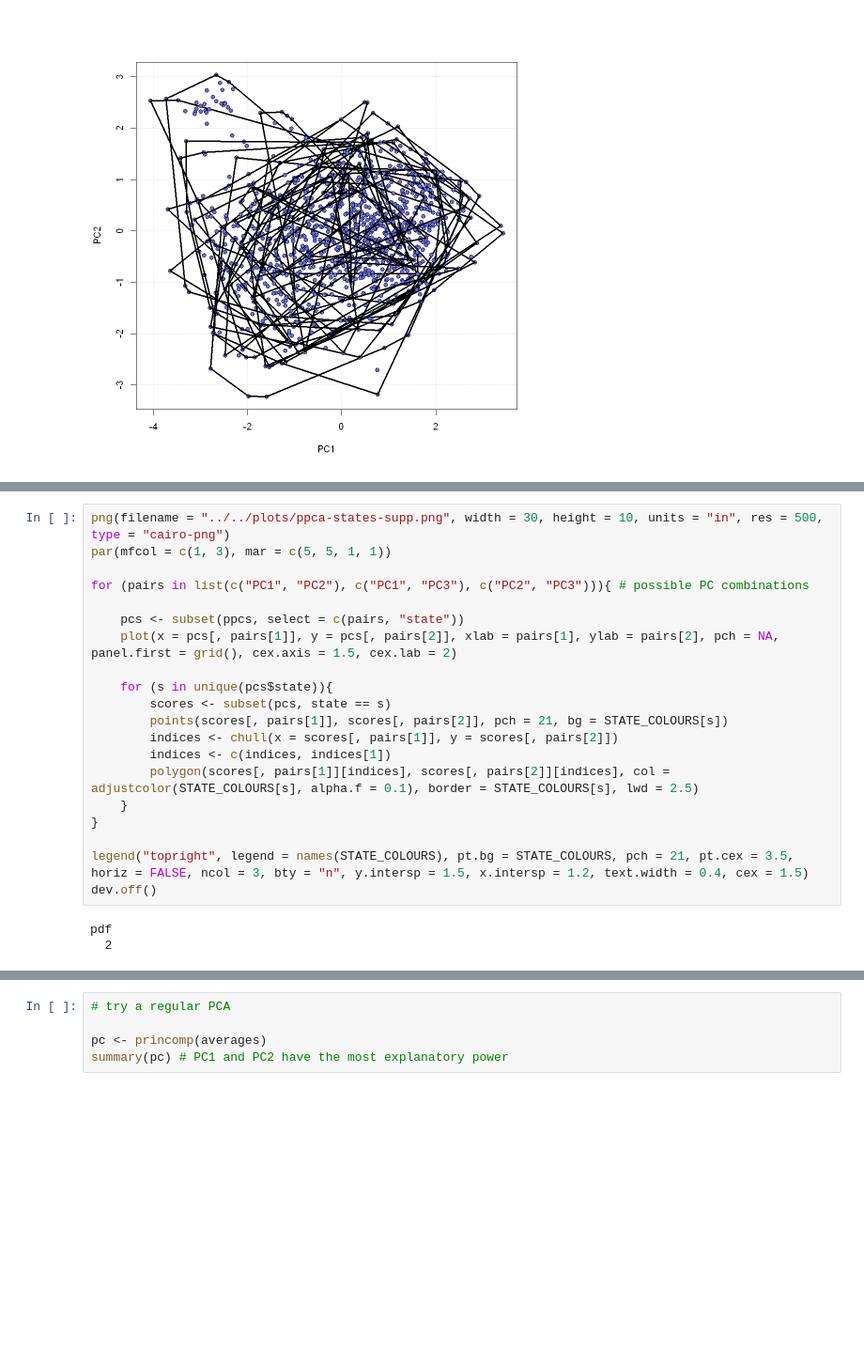
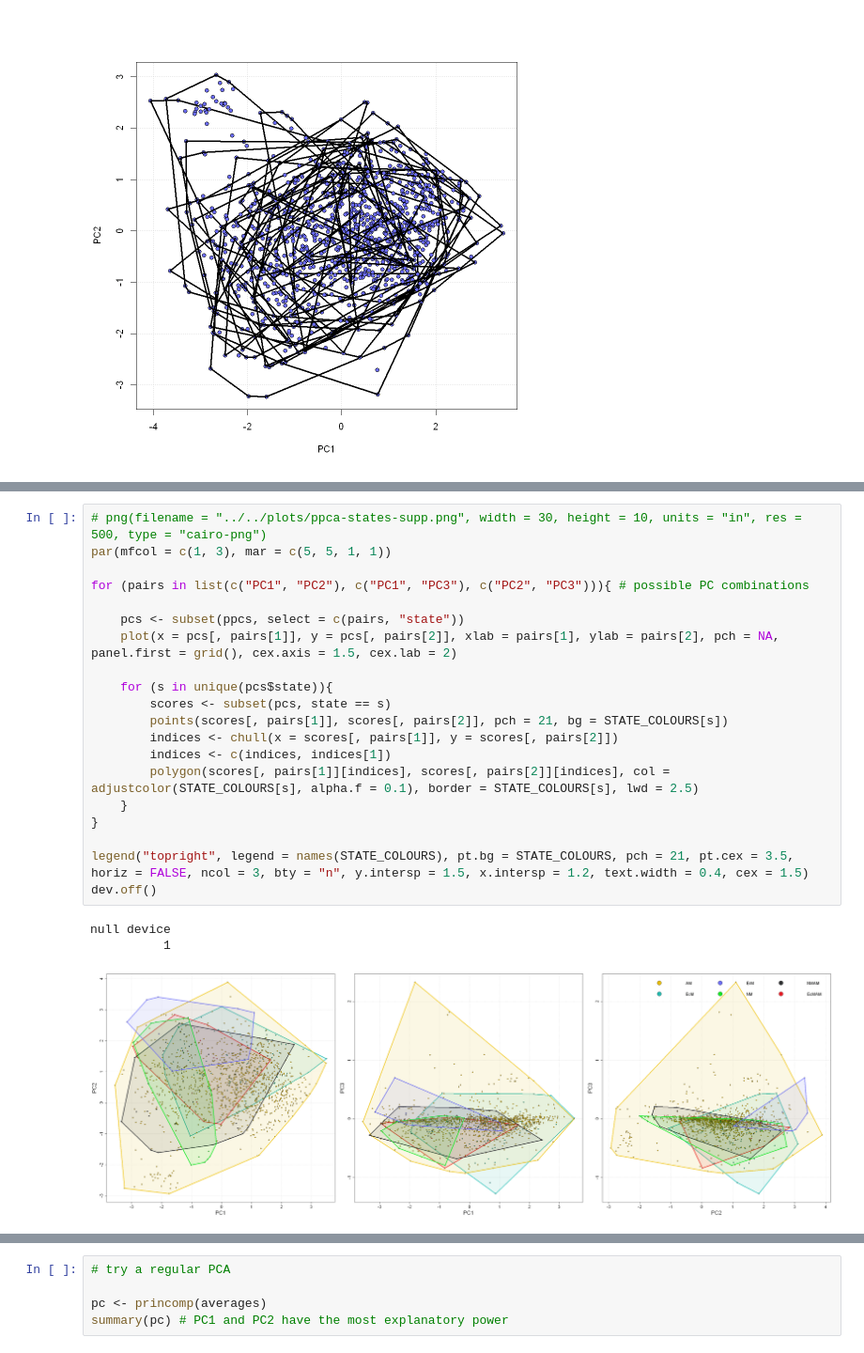
Before and after one commit to anoban/phd, a Jupyter notebook: R/notebooks/phypca.ipynb, the cells around one changed output, grey strips where cells are left out. Shown at 94% size. Drawn from its saved outputs; the diff is of its cells as text; blank space fills up the shorter version.

```diff
--- a/R/notebooks/phypca.ipynb
+++ b/R/notebooks/phypca.ipynb
@@ -404,24 +408,25 @@ pdf
 # %%
-png(filename = "../../plots/ppca-states-supp.png", width = 30, height = 10, units = "in", res = 500, type = "cairo-png")
+# png(filename = "../../plots/ppca-states-supp.png", width = 30, height = 10, units = "in", res = 500, type = "cairo-png")
 par(mfcol = c(1, 3), mar = c(5, 5, 1, 1))
 
 for (pairs in list(c("PC1", "PC2"), c("PC1", "PC3"), c("PC2", "PC3"))){ # possible PC combinations
 
     pcs <- subset(ppcs, select = c(pairs, "state"))
     plot(x = pcs[, pairs[1]], y = pcs[, pairs[2]], xlab = pairs[1], ylab = pairs[2], pch = NA, panel.first = grid(), cex.axis = 1.5, cex.lab = 2)
 
     for (s in unique(pcs$state)){
         scores <- subset(pcs, state == s)
         points(scores[, pairs[1]], scores[, pairs[2]], pch = 21, bg = STATE_COLOURS[s])
         indices <- chull(x = scores[, pairs[1]], y = scores[, pairs[2]])
         indices <- c(indices, indices[1])
         polygon(scores[, pairs[1]][indices], scores[, pairs[2]][indices], col = adjustcolor(STATE_COLOURS[s], alpha.f = 0.1), border = STATE_COLOURS[s], lwd = 2.5)
     }
 }
 
 legend("topright", legend = names(STATE_COLOURS), pt.bg = STATE_COLOURS, pch = 21, pt.cex = 3.5, horiz = FALSE, ncol = 3, bty = "n", y.intersp = 1.5, x.intersp = 1.2, text.width = 0.4, cex = 1.5)
 dev.off()
 # %% [output]
-pdf
-  2
+null device
+          1
+[figure, added]
 # %%
```
Also changed, not shown: parts of 14 cells of this notebook.
